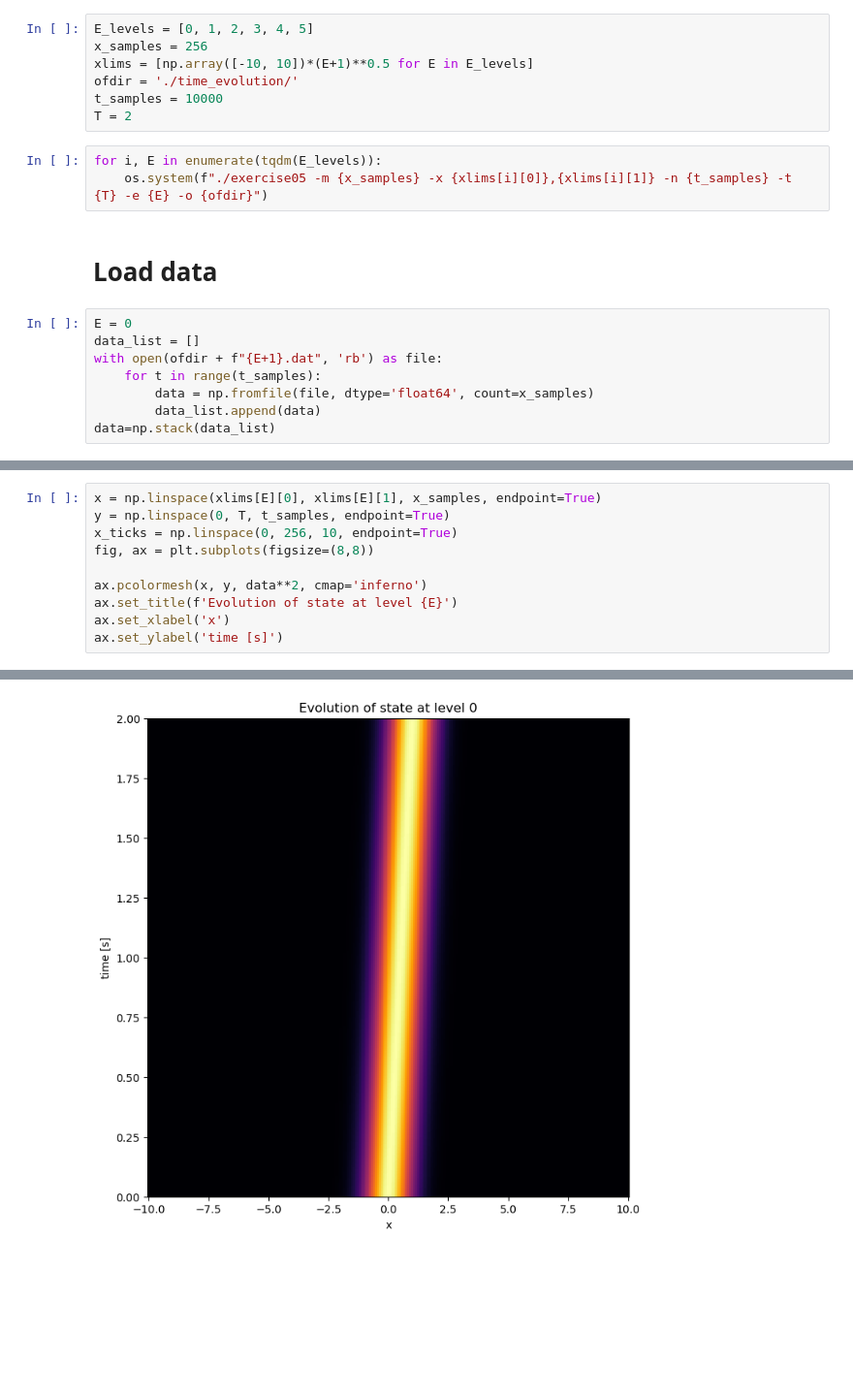
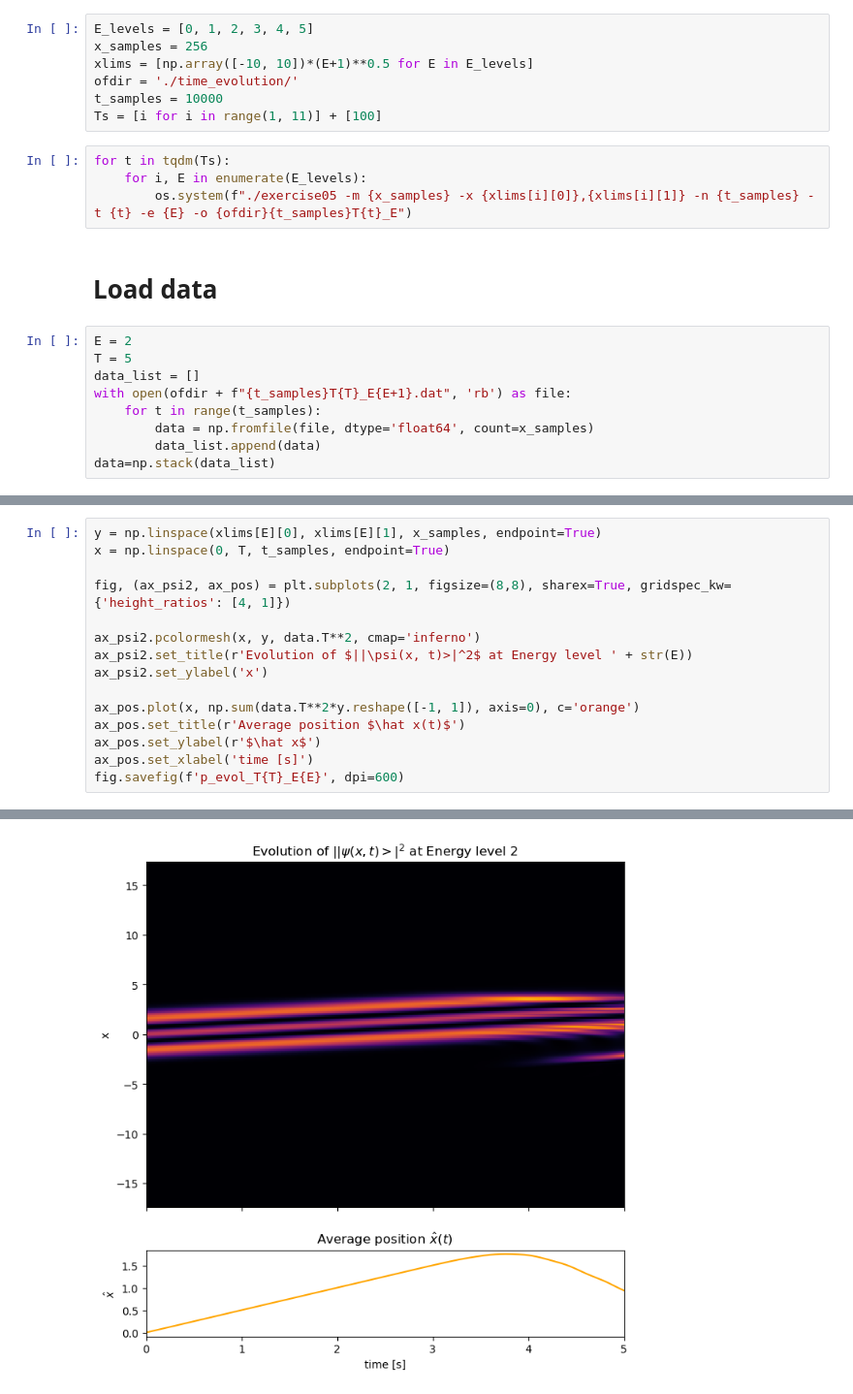
Before and after one commit to c0pp1/QIC_Exercises, a Jupyter notebook: Exercise05/exercise05.ipynb, the cells around one changed output, grey strips where cells are left out. Shown: that part at 97% size. Drawn from its saved outputs; the diff is of its cells as text; blank space fills up the shorter version.

```diff
--- a/Exercise05/exercise05.ipynb
+++ b/Exercise05/exercise05.ipynb
@@ -11,16 +11,18 @@ x_samples = 256
 xlims = [np.array([-10, 10])*(E+1)**0.5 for E in E_levels]
 ofdir = './time_evolution/'
 t_samples = 10000
-T = 2
+Ts = [i for i in range(1, 11)] + [100]
 # %%
-for i, E in enumerate(tqdm(E_levels)):
-    os.system(f"./exercise05 -m {x_samples} -x {xlims[i][0]},{xlims[i][1]} -n {t_samples} -t {T} -e {E} -o {ofdir}")
+for t in tqdm(Ts):
+    for i, E in enumerate(E_levels):
+        os.system(f"./exercise05 -m {x_samples} -x {xlims[i][0]},{xlims[i][1]} -n {t_samples} -t {t} -e {E} -o {ofdir}{t_samples}T{t}_E")
 # %% [markdown]
 # Load data
 # %%
-E = 0
+E = 2
+T = 5
 data_list = []
-with open(ofdir + f"{E+1}.dat", 'rb') as file:
+with open(ofdir + f"{t_samples}T{T}_E{E+1}.dat", 'rb') as file:
     for t in range(t_samples):
         data = np.fromfile(file, dtype='float64', count=x_samples)
         data_list.append(data)
@@ -32,11 +30,16 @@ data.shape
 # %%
-x = np.linspace(xlims[E][0], xlims[E][1], x_samples, endpoint=True)
-y = np.linspace(0, T, t_samples, endpoint=True)
-x_ticks = np.linspace(0, 256, 10, endpoint=True)
-fig, ax = plt.subplots(figsize=(8,8))
+y = np.linspace(xlims[E][0], xlims[E][1], x_samples, endpoint=True)
+x = np.linspace(0, T, t_samples, endpoint=True)
 
-ax.pcolormesh(x, y, data**2, cmap='inferno')
-ax.set_title(f'Evolution of state at level {E}')
-ax.set_xlabel('x')
-ax.set_ylabel('time [s]')
+fig, (ax_psi2, ax_pos) = plt.subplots(2, 1, figsize=(8,8), sharex=True, gridspec_kw={'height_ratios': [4, 1]})
+
+ax_psi2.pcolormesh(x, y, data.T**2, cmap='inferno')
+ax_psi2.set_title(r'Evolution of $||\psi(x, t)>|^2$ at Energy level ' + str(E))
+ax_psi2.set_ylabel('x')
+
+ax_pos.plot(x, np.sum(data.T**2*y.reshape([-1, 1]), axis=0), c='orange')
+ax_pos.set_title(r'Average position $\hat x(t)$')
+ax_pos.set_ylabel(r'$\hat x$')
+ax_pos.set_xlabel('time [s]')
+fig.savefig(f'p_evol_T{T}_E{E}', dpi=600)
 # %% [output]
@@ -44 +46 @@ Text(0, 0.5, 'time [s]')
-[figure, old version]
+[figure, new version]
```
Also changed, not shown: parts of 11 cells of this notebook, 1 other file.
